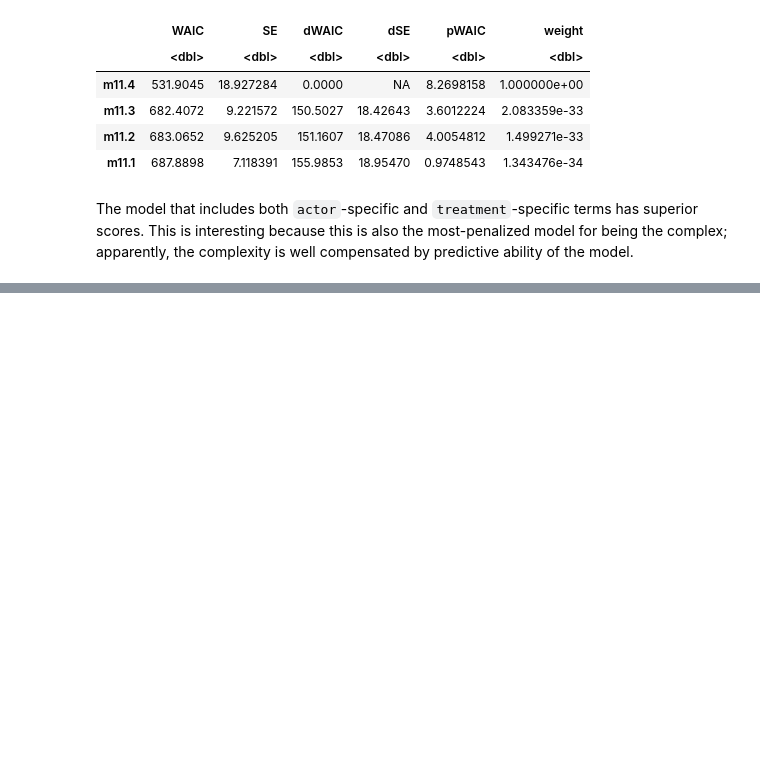
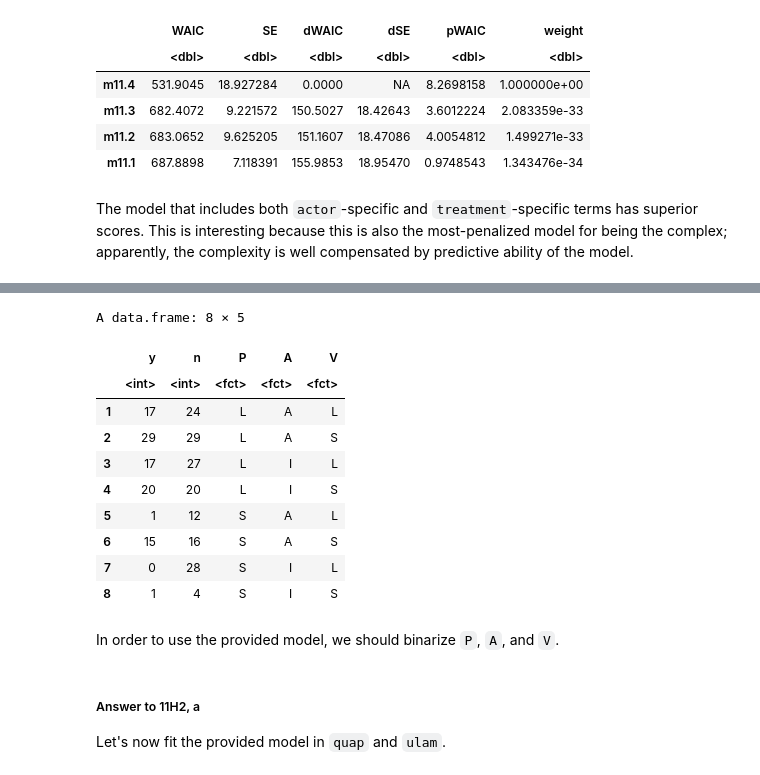
Before and after one commit to nicklausmillican/StatisticalRethinkingIISolutions, a Jupyter notebook: StatisticalRethinkingSolutions2_Ch11.ipynb, the cells around one changed output, grey strips where cells are left out. Drawn from its saved outputs; the diff is of its cells as text; code cells hidden in the pictures; blank space fills up the shorter version.

```diff
--- a/StatisticalRethinkingSolutions2_Ch11.ipynb
+++ b/StatisticalRethinkingSolutions2_Ch11.ipynb
@@ -798,0 +818,20 @@ The model that includes both `actor`-specific and `treatment`-specific terms has
+# %%
+library(MASS)
+data(eagles)
+d <- eagles
+
+d
+# %% [output]
+A data.frame: 8 × 5
+|  | y | n | P | A | V |
+|  | <int> | <int> | <fct> | <fct> | <fct> |
+| 1 | 17 | 24 | L | A | L |
+| 2 | 29 | 29 | L | A | S |
+| 3 | 17 | 27 | L | I | L |
+| 4 | 20 | 20 | L | I | S |
+| 5 | 1 | 12 | S | A | L |
+| 6 | 15 | 16 | S | A | S |
+| 7 | 0 | 28 | S | I | L |
+| 8 | 1 | 4 | S | I | S |
+# %% [markdown]
+In order to use the provided model, we should binarize `P`, `A`, and `V`.
@@ -798,0 +842,3 @@ The model that includes both `actor`-specific and `treatment`-specific terms has
+# %% [markdown]
+##### Answer to 11H2, a
+Let's now fit the provided model in `quap` and `ulam`.
```
Also changed, not shown: parts of 18 cells of this notebook.
